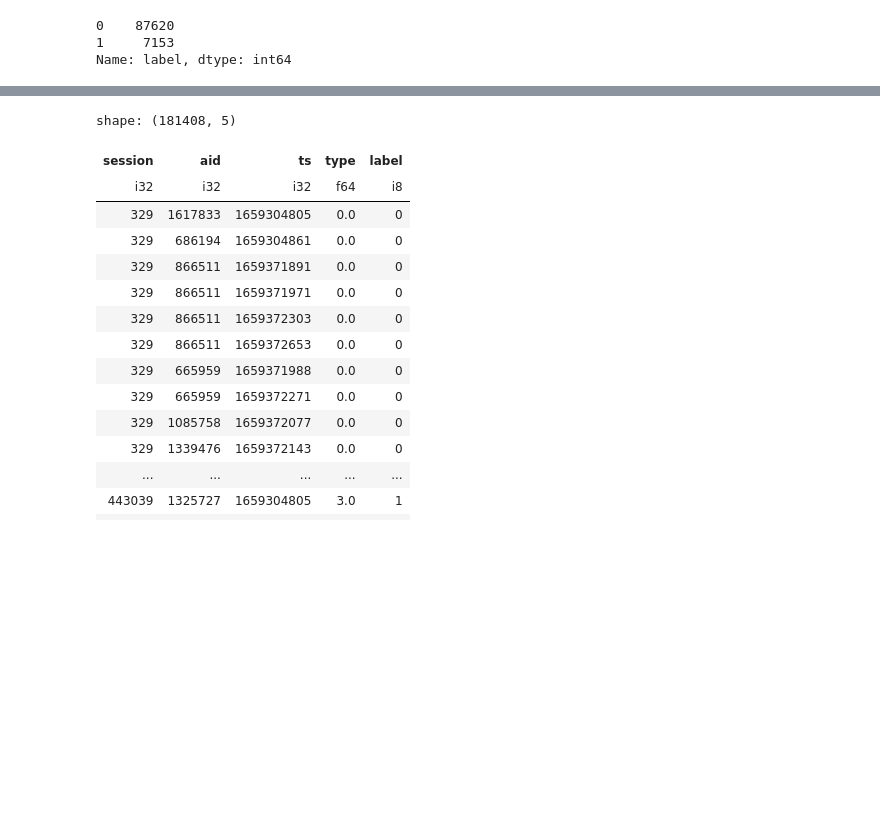
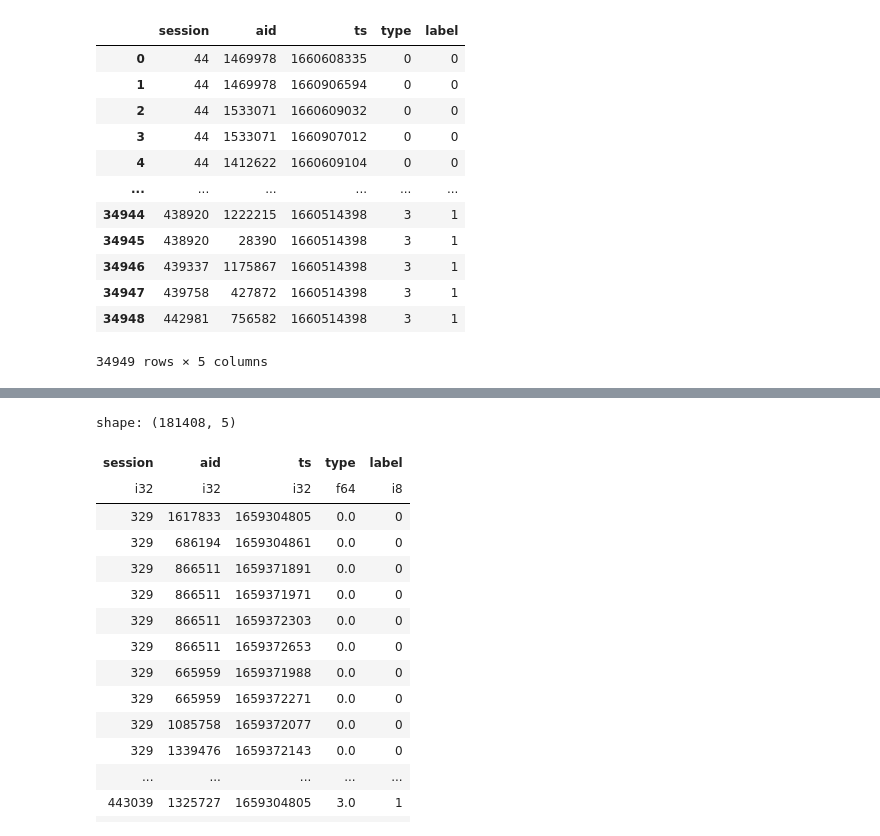
Before and after one commit to Kaggle-Competitions-Code/otto-recommender-system, a Jupyter notebook: notebook/feature.ipynb, the cells around one changed output, grey strips where cells are left out. Drawn from its saved outputs; the diff is of its cells as text; code cells hidden in the pictures; blank space fills up the shorter version.

```diff
--- a/notebook/feature.ipynb
+++ b/notebook/feature.ipynb
@@ -110,6 +68,16 @@ Wall time: 1.32 s
 # %%
-df_train["label"].value_counts()
+df_train
 # %% [output]
+|  | session | aid | ts | type | label |
+| 0 | 44 | 1469978 | 1660608335 | 0 | 0 |
+| 1 | 44 | 1469978 | 1660906594 | 0 | 0 |
+| 2 | 44 | 1533071 | 1660609032 | 0 | 0 |
+| 3 | 44 | 1533071 | 1660907012 | 0 | 0 |
+| 4 | 44 | 1412622 | 1660609104 | 0 | 0 |
+| ... | ... | ... | ... | ... | ... |
+| 34944 | 438920 | 1222215 | 1660514398 | 3 | 1 |
+| 34945 | 438920 | 28390 | 1660514398 | 3 | 1 |
+| 34946 | 439337 | 1175867 | 1660514398 | 3 | 1 |
+| 34947 | 439758 | 427872 | 1660514398 | 3 | 1 |
+| 34948 | 442981 | 756582 | 1660514398 | 3 | 1 |
-0    87620
-1     7153
-Name: label, dtype: int64
+34949 rows × 5 columns
```
Also changed, not shown: parts of 11 cells of this notebook, 7 other files.
